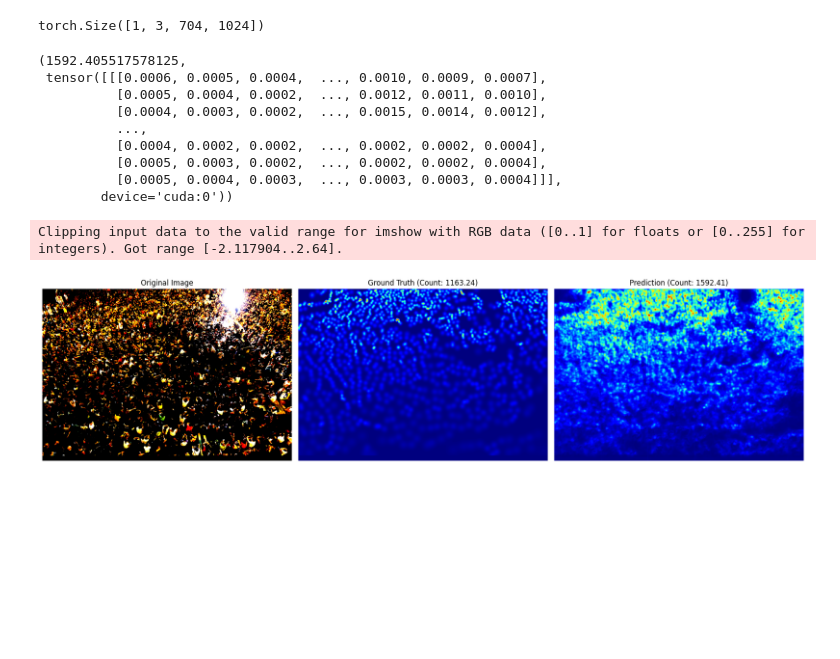
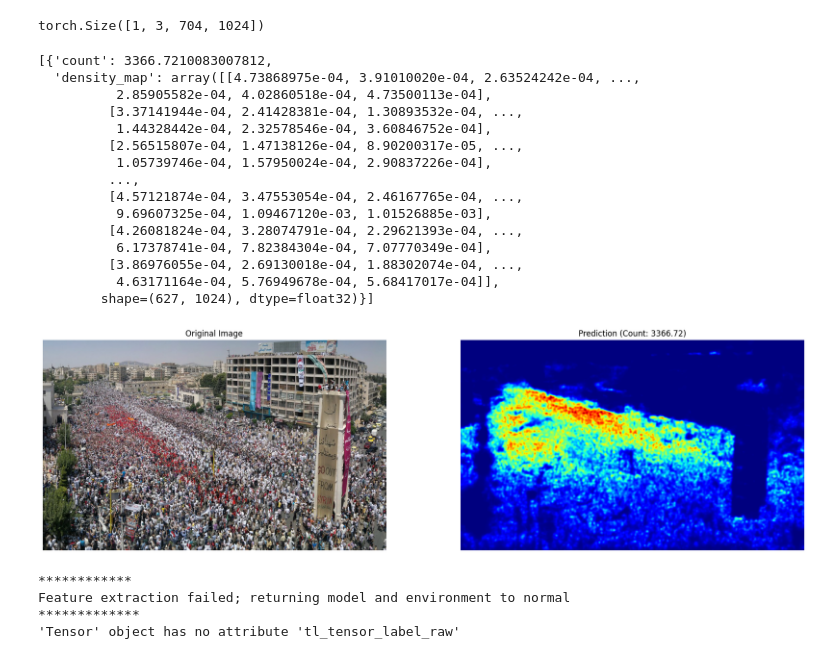
Before and after one commit to Karam-Antar/crowd_counting, a Jupyter notebook: notebooks/explore.ipynb, the cells around one changed output. Drawn from its saved outputs; the diff is of its cells as text; code cells hidden in the pictures; blank space fills up the shorter version.

Commit message:
fix ensembled crowd counter class

```diff
--- a/notebooks/explore.ipynb
+++ b/notebooks/explore.ipynb
@@ -65,4 +67,6 @@ dict_items([('val_mae', 8369.205078125), ('val_nae', 30.539100646972656), ('val_
 # %%
-# from src.models.ensembled_model import EnsembledCrowdCounter
-
+from src.models.ensembled_model import EnsembledCrowdCounter
+versions = ['52', '55', '56', '57']
+sub_models = [mlflow.pyfunc.load_model(f'models:/crowd_counting/{version}') for version in versions]
+model = EnsembledCrowdCounter(sub_models)
 # model = mlflow.pyfunc.load_model('models:/crowd_counting/53')
@@ -75,27 +83,41 @@ torch.Size([1, 3, 704, 1024])
 from torchvision.transforms import v2
 from PIL import Image
 
+
 from src.data import transform_sample
 original_image = Image.open('/teamspace/studios/this_studio/workspace/crowd_counting/testing_images/input/hama_protests.jpg').convert('RGB')
-image = transform_sample.preprocess(original_image, params)
+# image = transform_sample.preprocess(original_image, params)
+image = np.array([original_image])
 # %%
-result  = model.predict(sample)
-result = (float(result[0][0]), result[1])
+result  = model.predict(image)
+# result = (float(result[0][0]), result[1])
 result
 # %% [output]
-(1592.405517578125,
- tensor([[[0.0006, 0.0005, 0.0004,  ..., 0.0010, 0.0009, 0.0007],
-          [0.0005, 0.0004, 0.0002,  ..., 0.0012, 0.0011, 0.0010],
-          [0.0004, 0.0003, 0.0002,  ..., 0.0015, 0.0014, 0.0012],
-          ...,
-          [0.0004, 0.0002, 0.0002,  ..., 0.0002, 0.0002, 0.0004],
-          [0.0005, 0.0003, 0.0002,  ..., 0.0002, 0.0002, 0.0004],
-          [0.0005, 0.0004, 0.0003,  ..., 0.0003, 0.0003, 0.0004]]],
-        device='cuda:0'))
+[{'count': 3366.7210083007812,
+  'density_map': array([[4.73868975e-04, 3.91010020e-04, 2.63524242e-04, ...,
+          2.85905582e-04, 4.02860518e-04, 4.73500113e-04],
+         [3.37141944e-04, 2.41428381e-04, 1.30893532e-04, ...,
+          1.44328442e-04, 2.32578546e-04, 3.60846752e-04],
+         [2.56515807e-04, 1.47138126e-04, 8.90200317e-05, ...,
+          1.05739746e-04, 1.57950024e-04, 2.90837226e-04],
+         ...,
+         [4.57121874e-04, 3.47553054e-04, 2.46167765e-04, ...,
+          9.69607325e-04, 1.09467120e-03, 1.01526885e-03],
+         [4.26081824e-04, 3.28074791e-04, 2.29621393e-04, ...,
+          6.17378741e-04, 7.82384304e-04, 7.07770349e-04],
+         [3.86976055e-04, 2.69130018e-04, 1.88302074e-04, ...,
+          4.63171164e-04, 5.76949678e-04, 5.68417017e-04]],
+        shape=(627, 1024), dtype=float32)}]
+# %%
+result = (result[0]['count'], result[0]['density_map'])
 # %%
-vis.visualize_sample(sample, target=(count, target), pred=result, cmap='jet')
+vis.visualize_sample(original_image, pred=result, cmap='jet')
 # %% [output]
-Clipping input data to the valid range for imshow with RGB data ([0..1] for floats or [0..255] for integers). Got range [-2.117904..2.64].
-[figure, old version]
+[figure, new version]
 # %%
 vis.visualize_model_graph(model.model, sample=sample)
+# %% [output]
+************
+Feature extraction failed; returning model and environment to normal
+*************
+'Tensor' object has no attribute 'tl_tensor_label_raw'
```
Also changed, not shown: parts of 5 cells of this notebook, 6 other files.
